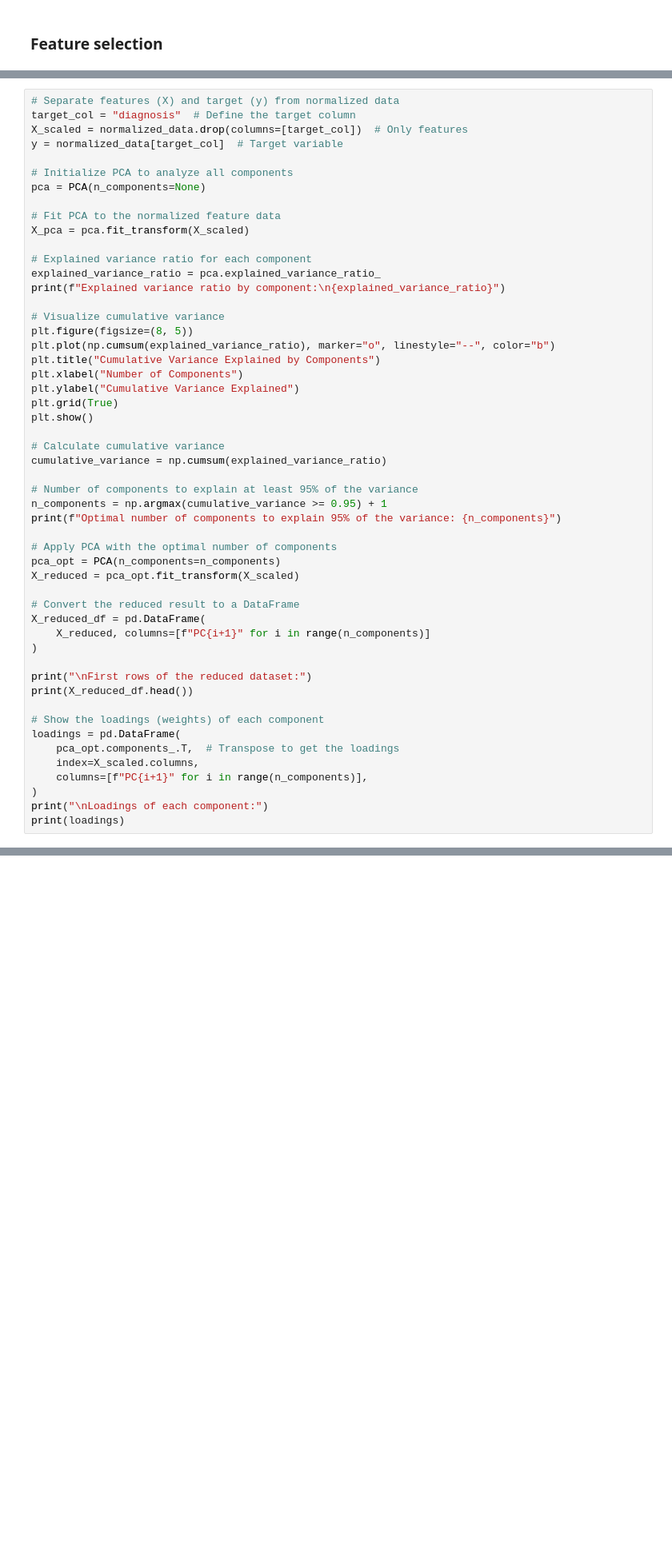
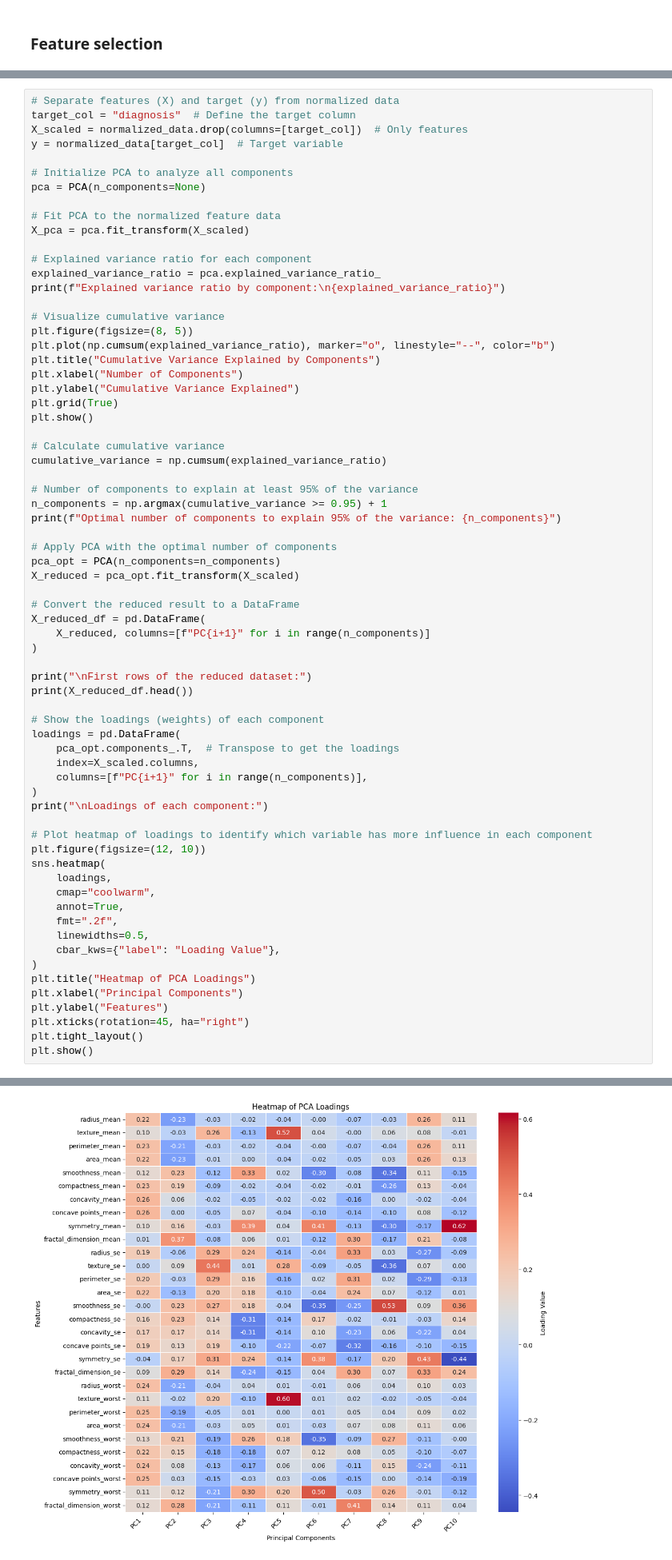
Before and after one commit to 100495761/MSE446, a Jupyter notebook: BreastCancerMain.ipynb, the cells around one changed output, grey strips where cells are left out. Shown at 80% size. Cells and saved outputs as stored; diff of their text form; blank space fills up the shorter version.

```diff
--- a/BreastCancerMain.ipynb
+++ b/BreastCancerMain.ipynb
@@ -315,7 +315,23 @@ loadings = pd.DataFrame(
     columns=[f"PC{i+1}" for i in range(n_components)],
 )
 print("\nLoadings of each component:")
-print(loadings)
+
+# Plot heatmap of loadings to identify which variable has more influence in each component
+plt.figure(figsize=(12, 10))
+sns.heatmap(
+    loadings,
+    cmap="coolwarm",
+    annot=True,
+    fmt=".2f",
+    linewidths=0.5,
+    cbar_kws={"label": "Loading Value"},
+)
+plt.title("Heatmap of PCA Loadings")
+plt.xlabel("Principal Components")
+plt.ylabel("Features")
+plt.xticks(rotation=45, ha="right")
+plt.tight_layout()
+plt.show()
 # %% [output]
 Explained variance ratio by component:
 [4.25290157e-01 1.87029171e-01 1.00377253e-01 6.38878533e-02
@@ -346,0 +364 @@ fractal_dimension_worst -0.010880  0.409987  0.140796  0.111196  0.036781
+[figure, added]
```
Also changed, not shown: parts of 3 cells of this notebook.
